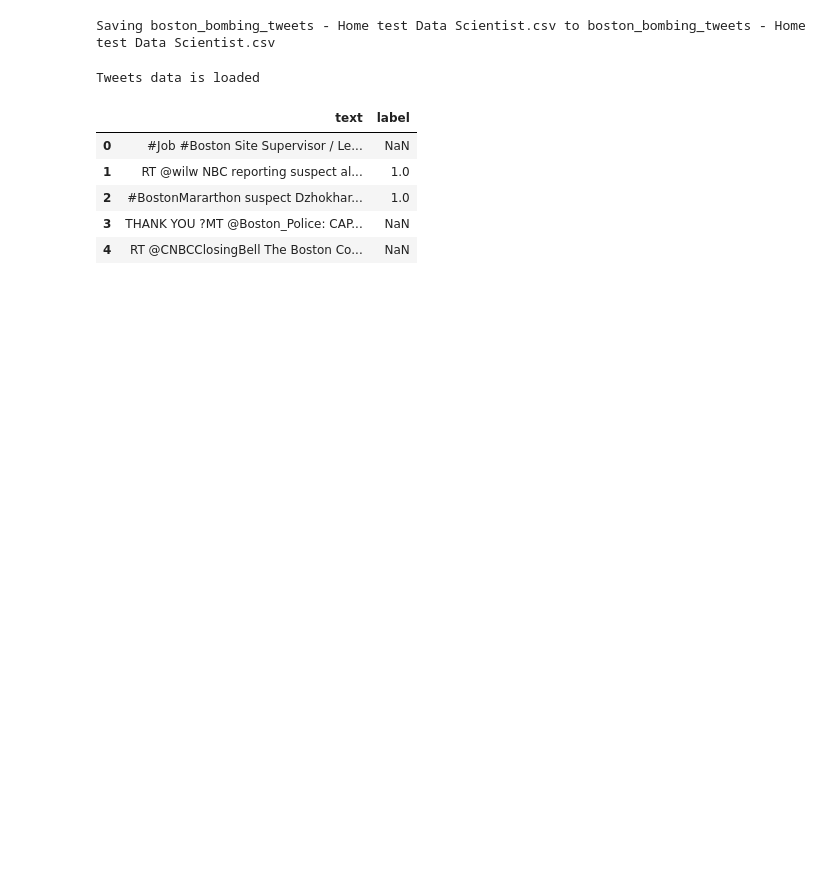
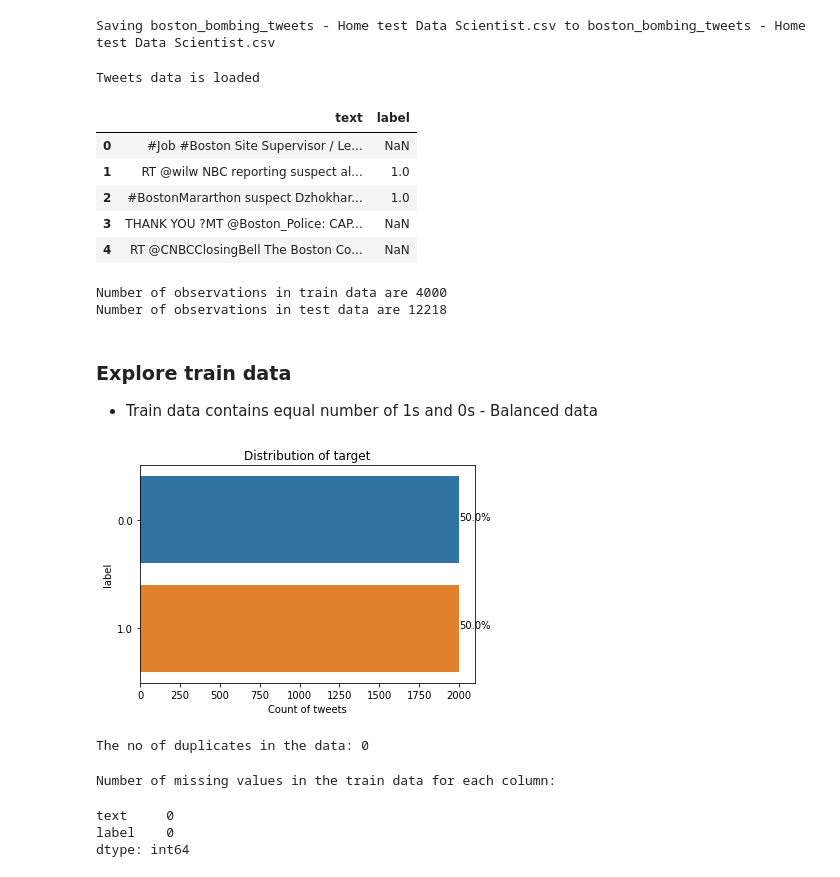
Before and after one commit to sandhyaparna/NLP, a Jupyter notebook: Take Home Assignments/Dell_Boston_Bombing_Tweets.ipynb, the cells around one changed output. Drawn from its saved outputs; the diff is of its cells as text; code cells hidden in the pictures; blank space fills up the shorter version.

```diff
--- a/Take Home Assignments/Dell_Boston_Bombing_Tweets.ipynb
+++ b/Take Home Assignments/Dell_Boston_Bombing_Tweets.ipynb
@@ -32,4 +40,40 @@ boston_bombing_tweets.head()
 | 4 | RT @CNBCClosingBell The Boston Co... | NaN |
 # %%
 tweets_train = boston_bombing_tweets[pd.notnull(boston_bombing_tweets.label)]
+print("Number of observations in train data are", tweets_train.shape[0])
+
 tweets_test = boston_bombing_tweets[pd.isnull(boston_bombing_tweets.label)]
+print("Number of observations in test data are", tweets_test.shape[0])
+# %% [output]
+Number of observations in train data are 4000
+Number of observations in test data are 12218
+# %% [markdown]
+### Explore train data
+* Train data contains equal number of 1s and 0s - Balanced data
+# %%
+label_graph = sns.countplot(y="label", data=tweets_train)
+plt.title('Distribution of target')
+plt.xlabel('Count of tweets')
+
+total = len(tweets_train['label'])
+for p in label_graph.patches:
+        percentage = '{:.1f}%'.format(100 * p.get_width()/total)
+        x = p.get_x() + p.get_width() + 0.02
+        y = p.get_y() + p.get_height()/2
+        label_graph.annotate(percentage, (x, y))
+
+plt.show()
+# %% [output]
+[figure, added]
+# %%
+print('The no of duplicates in the data:',tweets_train[tweets_train.duplicated(subset = ["text"], keep=False)].shape[0])
+# %% [output]
+The no of duplicates in the data: 0
+# %%
+print("Number of missing values in the train data for each column:")
+tweets_train.isnull().sum()
+# %% [output]
+Number of missing values in the train data for each column:
+text     0
+label    0
+dtype: int64
```
Also changed, not shown: parts of 29 cells of this notebook.
